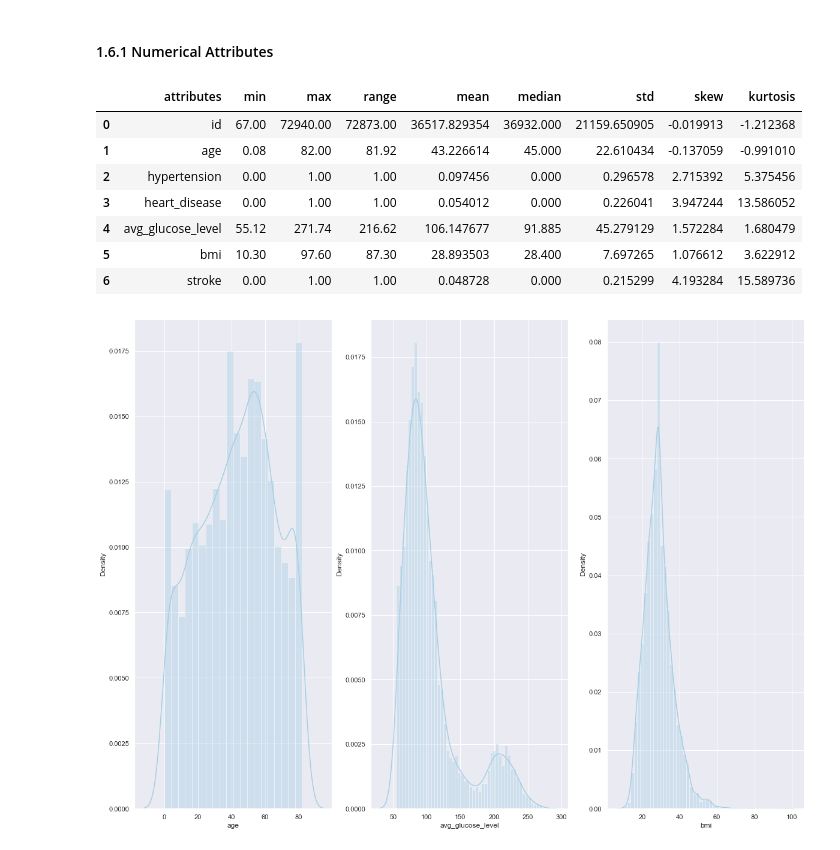
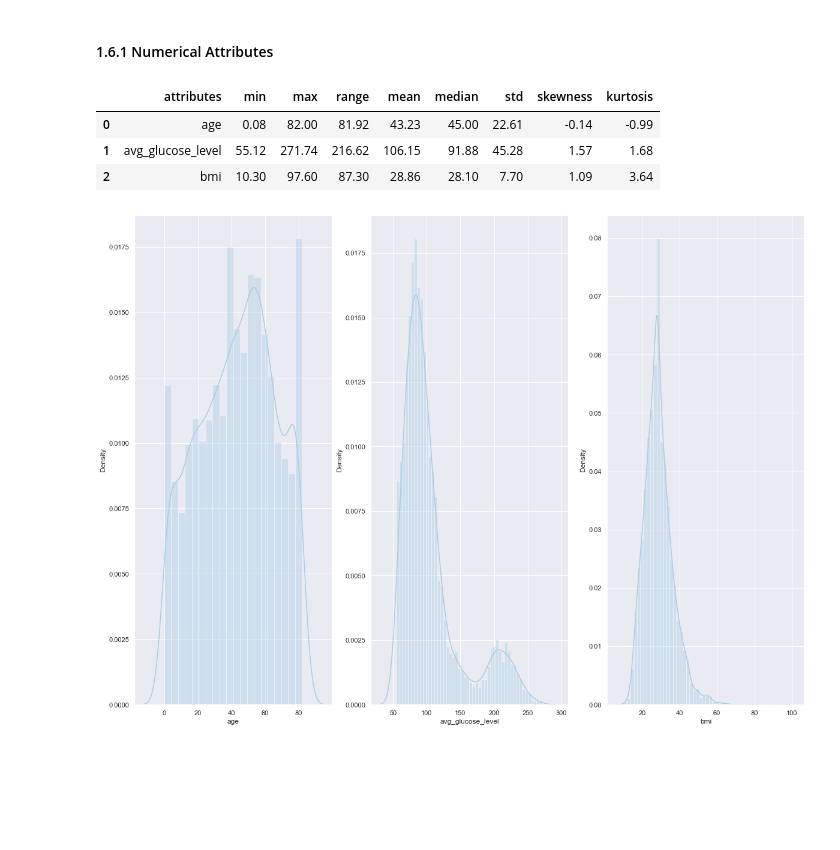
Before and after one commit to lucasanhenrique/stroke_prediction, a Jupyter notebook: notebook/stroke_prediction.ipynb, the cells around one changed output. Saved outputs shown, nothing was run; the diff lists cells and outputs as text; code cells hidden in the pictures; blank space fills up the shorter version.

```diff
--- a/notebook/stroke_prediction.ipynb
+++ b/notebook/stroke_prediction.ipynb
@@ -66 +61,5 @@ Populating the interactive namespace from numpy and matplotlib
+# %%
+gu = GeneralUtils()
+
+gu.visual_settings()
 # %% [markdown]
@@ -216,32 +228,15 @@ num_attr = df1.select_dtypes(include = ['int64', 'float64'])
 cat_attr = df1.select_dtypes(exclude = ['int64', 'float64'])
 # %% [markdown]
 #### 1.6.1 Numerical Attributes
-# %%
-# Central Tendency - mean, median
-ct1 = pd.DataFrame(num_attr.apply(np.mean)).T
-ct2 = pd.DataFrame(num_attr.apply(np.median)).T
-
-# Dispersion - std, min, max, range, skew, kurtosis
-d1 = pd.DataFrame(num_attr.apply(np.std)).T
-d2 = pd.DataFrame(num_attr.apply(min)).T
-d3 = pd.DataFrame(num_attr.apply(max)).T
-d4 = pd.DataFrame(num_attr.apply(lambda x: x.max() - x.min())).T
-d5 = pd.DataFrame(num_attr.apply(lambda x: x.skew())).T
-d6 = pd.DataFrame(num_attr.apply(lambda x: x.kurtosis())).T
-
-# Concatenate
-m = pd.concat([d2, d3, d4, ct1, ct2, d1, d5, d6]).T.reset_index()
-m.columns = ['attributes', 'min', 'max', 'range', 'mean', 'median', 'std', 'skew', 'kurtosis']
-m
-# %% [output]
-|  | attributes | min | max | range | mean | median | std | skew | kurtosis |
-| 0 | id | 67.00 | 72940.00 | 72873.00 | 36517.829354 | 36932.000 | 21159.650905 | -0.019913 | -1.212368 |
-| 1 | age | 0.08 | 82.00 | 81.92 | 43.226614 | 45.000 | 22.610434 | -0.137059 | -0.991010 |
-| 2 | hypertension | 0.00 | 1.00 | 1.00 | 0.097456 | 0.000 | 0.296578 | 2.715392 | 5.375456 |
-| 3 | heart_disease | 0.00 | 1.00 | 1.00 | 0.054012 | 0.000 | 0.226041 | 3.947244 | 13.586052 |
-| 4 | avg_glucose_level | 55.12 | 271.74 | 216.62 | 106.147677 | 91.885 | 45.279129 | 1.572284 | 1.680479 |
-| 5 | bmi | 10.30 | 97.60 | 87.30 | 28.893503 | 28.400 | 7.697265 | 1.076612 | 3.622912 |
-| 6 | stroke | 0.00 | 1.00 | 1.00 | 0.048728 | 0.000 | 0.215299 | 4.193284 | 15.589736 |
+# %%
+
+summary_stats  = gu.descriptive_statistics(data_set = num_attr)
+summary_stats
+# %% [output]
+|  | attributes | min | max | range | mean | median | std | skewness | kurtosis |
+| 0 | age | 0.08 | 82.00 | 81.92 | 43.23 | 45.00 | 22.61 | -0.14 | -0.99 |
+| 1 | avg_glucose_level | 55.12 | 271.74 | 216.62 | 106.15 | 91.88 | 45.28 | 1.57 | 1.68 |
+| 2 | bmi | 10.30 | 97.60 | 87.30 | 28.86 | 28.10 | 7.70 | 1.09 | 3.64 |
 # %%
 plt.subplot(1, 3, 1)
 sns.distplot(df1['age']);
```
Also changed, not shown: parts of 62 cells of this notebook, 1 other file.
